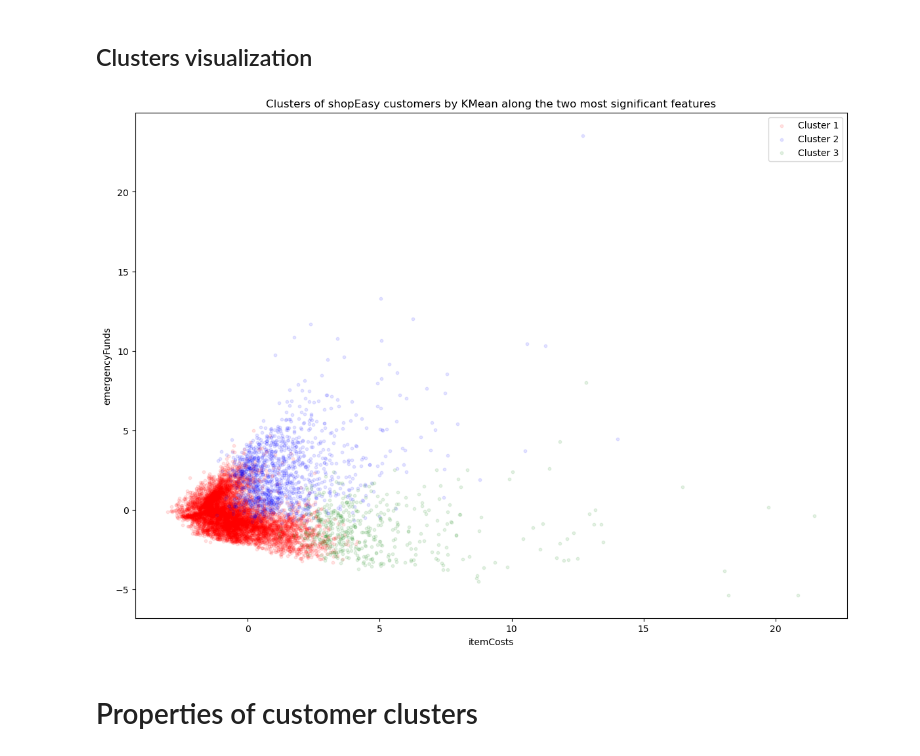
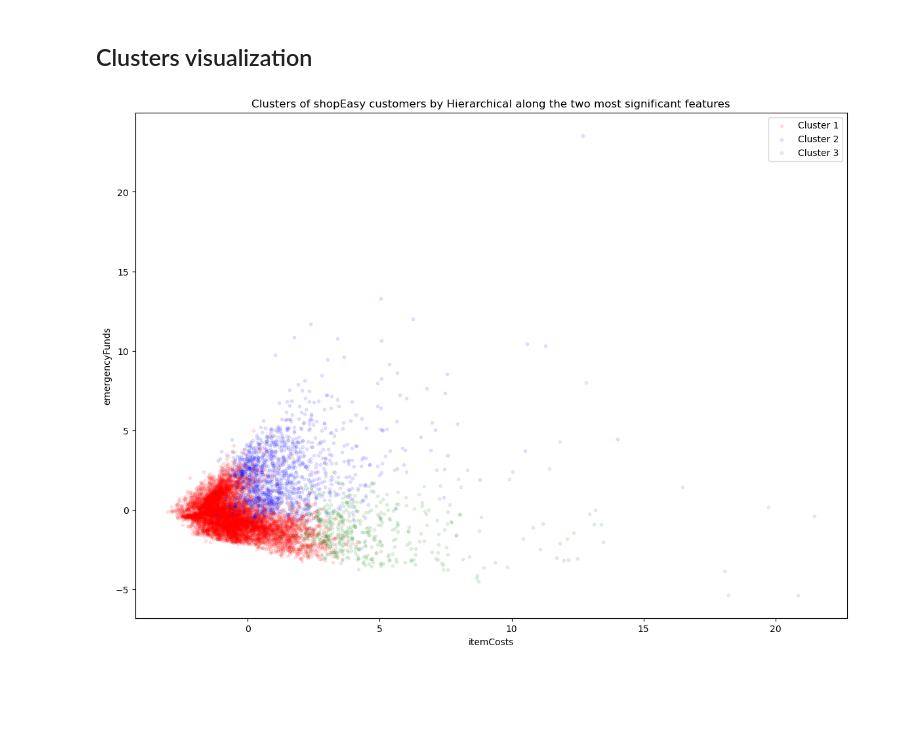
Before and after one commit to MattiaCervelli/AI-ML_project.shopEasy_283791, a Jupyter notebook: main.ipynb, the cells around one changed output. Drawn from its saved outputs; the diff is of its cells as text; code cells hidden in the pictures; blank space fills up the shorter version.

```diff
--- a/main.ipynb
+++ b/main.ipynb
@@ -979,25 +960,19 @@ Name: count, dtype: int64
 # %%
 # Visualise the clusters along the two most significant dimentions
 point_size = 10
 alpha = .1
 palette = 'viridis'
 plt.figure(figsize=(14, 10))
 
 # Plot points
 plt.scatter(shopeasy_pca[y_hc == 0, 0], shopeasy_pca[y_hc == 0, 1], s = point_size, c = 'red', label = 'Cluster 1', alpha=alpha)
 plt.scatter(shopeasy_pca[y_hc == 1, 0], shopeasy_pca[y_hc == 1, 1], s = point_size, c = 'blue', label = 'Cluster 2', alpha=alpha)
 plt.scatter(shopeasy_pca[y_hc == 2, 0], shopeasy_pca[y_hc == 2, 1], s = point_size, c = 'green', label = 'Cluster 3', alpha=alpha)
-#plt.scatter(shopeasy_pca[y_hc == 3, 0], shopeasy_pca[y_hc == 3, 1], s = point_size, c = 'cyan', label = 'Cluster 4', alpha=alpha)
-#plt.scatter(shopeasy_pca[y_hc == 4, 0], shopeasy_pca[y_hc == 4, 1], s = point_size, c = 'magenta', label = 'Cluster 5')
-#plt.scatter(shopeasy_pca[y_hc == 5, 0], shopeasy_pca[y_hc == 5, 1], s = point_size, c = 'grey', label = 'Cluster 6')
-#plt.scatter(shopeasy_pca[y_hc == 6, 0], shopeasy_pca[y_hc == 6, 1], s = point_size, c = 'orange', label = 'Cluster 7')
 
-plt.title('Clusters of shopEasy customers by KMean along the two most significant features')
+plt.title('Clusters of shopEasy customers by Hierarchical along the two most significant features')
 plt.xlabel('itemCosts')
 plt.ylabel('emergencyFunds')
 plt.legend()
 plt.show()
 # %% [output]
-[figure, old version]
+[figure, new version]
-# %% [markdown]
-# Properties of customer clusters
```
Also changed, not shown: parts of 8 cells of this notebook, 1 other file.
